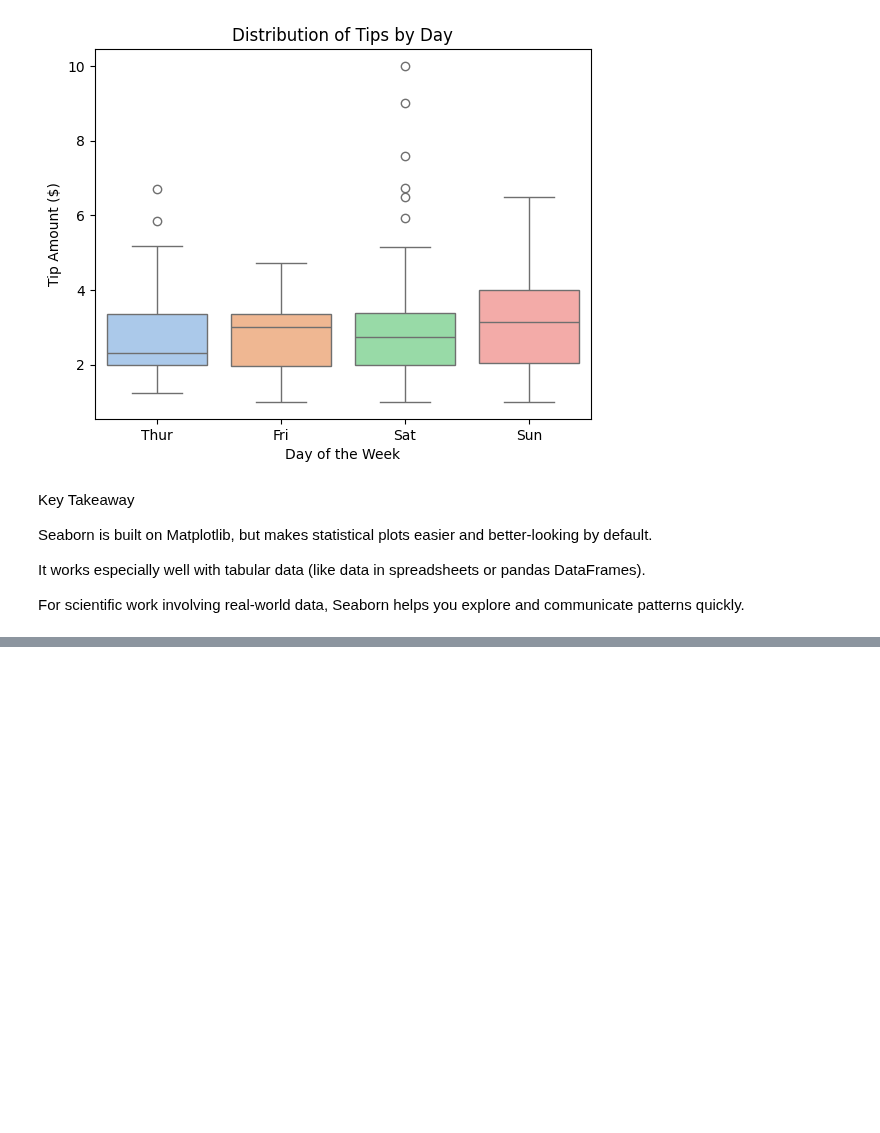
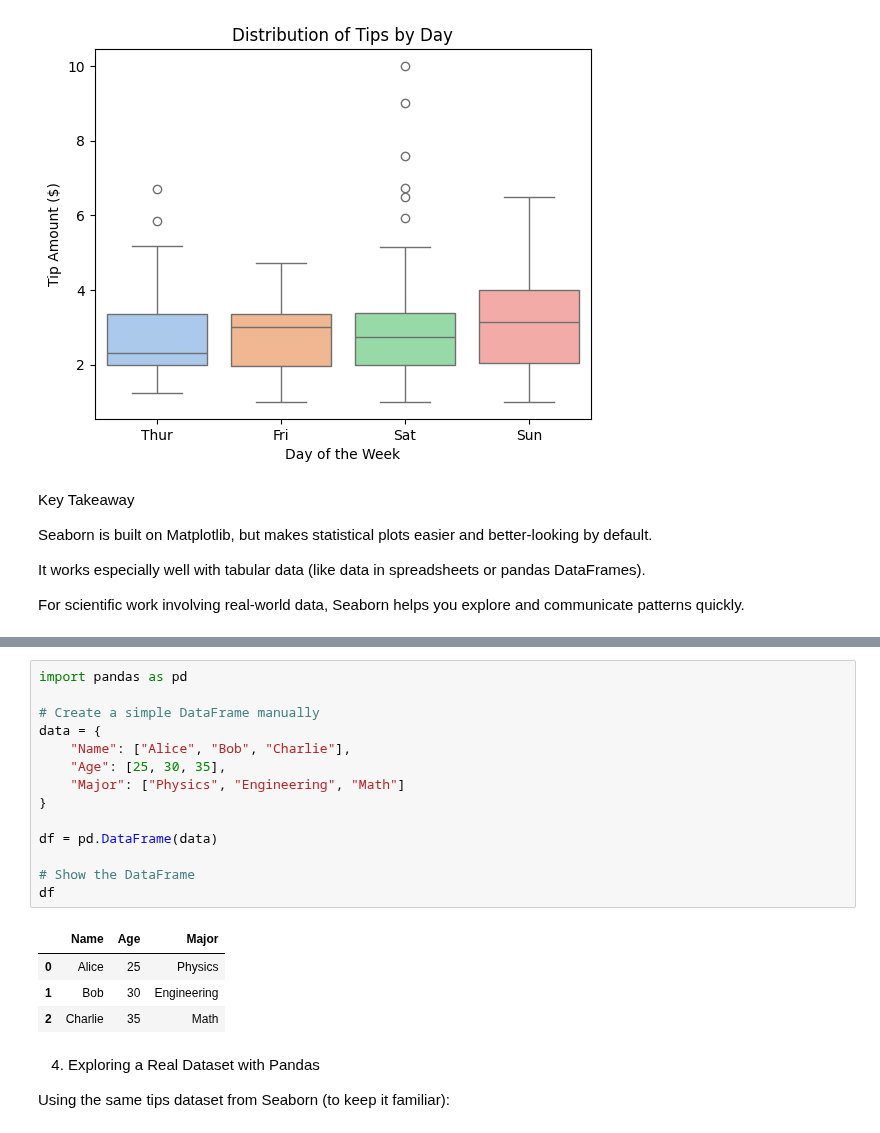
Before and after one commit to dr-bankert-augustana/PHYS_200, a Jupyter notebook: Lessons/Module_1/PHYS_200_Lesson_1_3.ipynb, the cells around one changed output, grey strips where cells are left out. Cells and saved outputs as stored; diff of their text form; blank space fills up the shorter version.

```diff
--- a/Lessons/Module_1/PHYS_200_Lesson_1_3.ipynb
+++ b/Lessons/Module_1/PHYS_200_Lesson_1_3.ipynb
@@ -692,0 +751,23 @@ For scientific work involving real-world data, Seaborn helps you explore and com
+# %%
+import pandas as pd
+
+# Create a simple DataFrame manually
+data = {
+    "Name": ["Alice", "Bob", "Charlie"],
+    "Age": [25, 30, 35],
+    "Major": ["Physics", "Engineering", "Math"]
+}
+
+df = pd.DataFrame(data)
+
+# Show the DataFrame
+df
+# %% [output]
+|  | Name | Age | Major |
+| 0 | Alice | 25 | Physics |
+| 1 | Bob | 30 | Engineering |
+| 2 | Charlie | 35 | Math |
+# %% [markdown]
+4. Exploring a Real Dataset with Pandas
+
+Using the same tips dataset from Seaborn (to keep it familiar):
```
Also changed, not shown: parts of 10 cells of this notebook.
